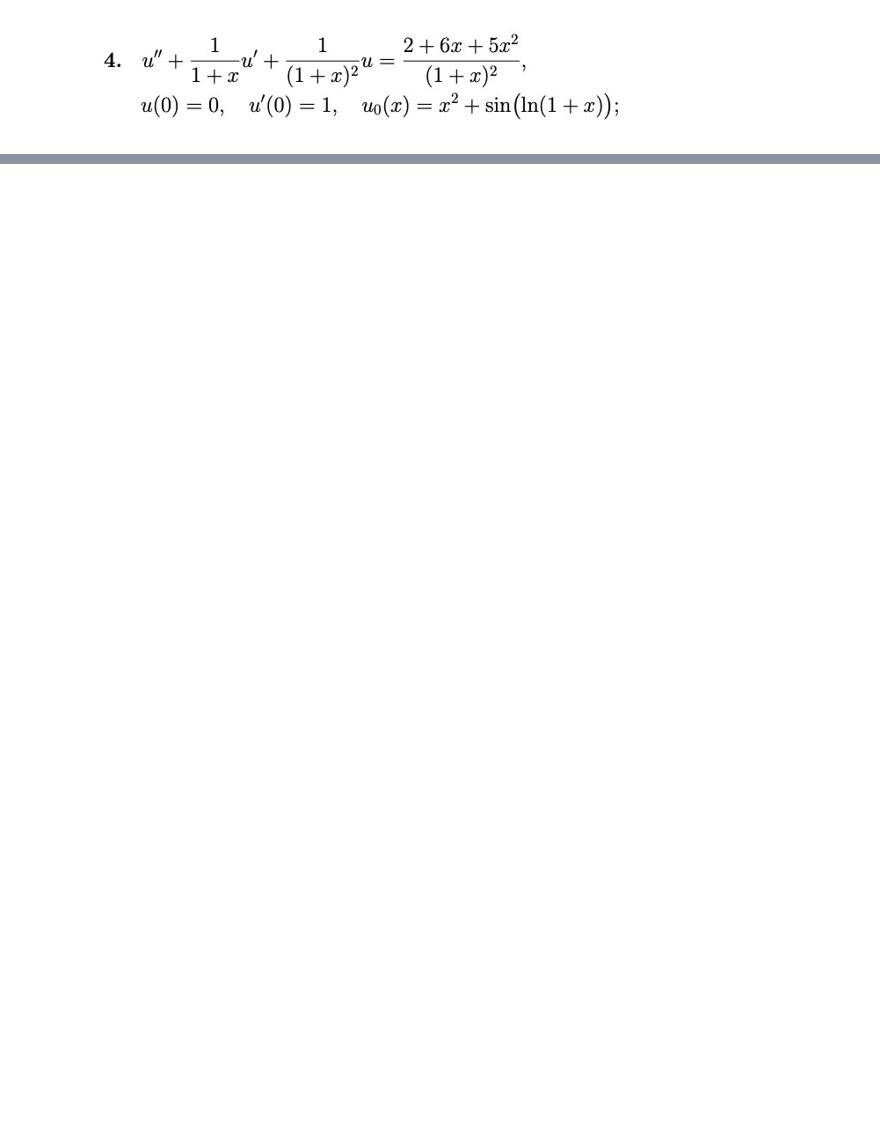
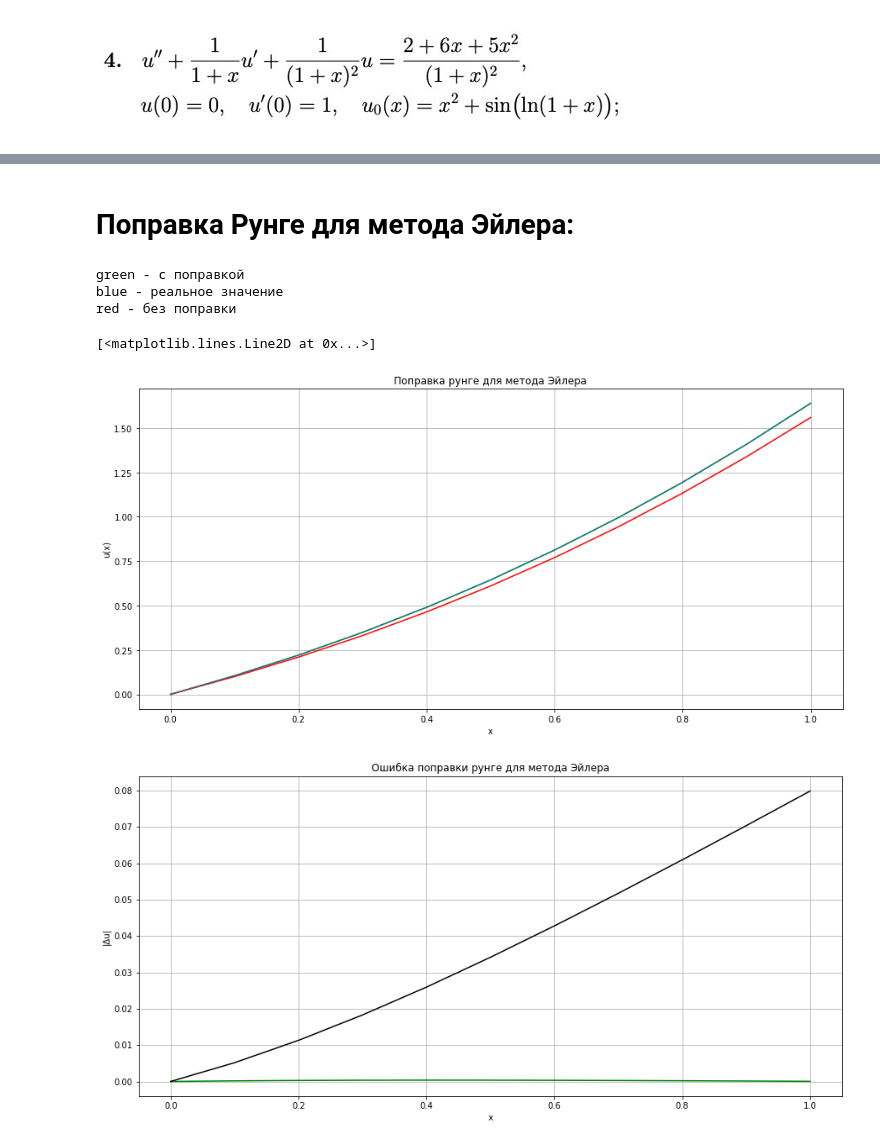
Before and after one commit to mainarel/-Numerical_methods, a Jupyter notebook: Lab5.ipynb, the cells around one changed output, grey strips where cells are left out. Drawn from its saved outputs; the diff is of its cells as text; code cells hidden in the pictures; blank space fills up the shorter version.

```diff
--- a/Lab5.ipynb
+++ b/Lab5.ipynb
@@ -143,0 +151,45 @@ graph()
+# %% [markdown]
+# Поправка Рунге для метода Эйлера:
+# %%
+def runge_euler(odu, xn1, u0_u10):
+    p = 1
+    yn = []
+    h = xn1[3]-xn1[2]
+    xn2 = np.arange(a, b+(h/2), h/2)
+
+    y_euler_1 = euler(odu, xn1, u0_u10)
+    y_euler_2 = euler(odu, xn2, u0_u10)[::2]
+
+    for i in range(len(y_euler_1)):
+        yn.append(y_euler_2[i] + (y_euler_2[i] - y_euler_1[i])/(2**p - 1))
+    return yn
+
+hr = 0.1
+xranger = np.arange(a, b+hr, hr)
+yranger = solution(xranger)
+
+plt.figure(figsize=(15,7))
+plt.title("Поправка рунге для метода Эйлера")
+plt.xlabel("x")
+plt.ylabel("u(x)")
+plt.grid()
+plt.plot(xranger, runge_euler(odu, xranger, u0_u10), color='green')
+plt.plot(xranger, euler(odu, xranger, u0_u10), color='red')
+plt.plot(xranger, yranger, linestyle="--")
+
+print('green - с поправкой\nblue - реальное значение\nred - без поправки')
+
+plt.figure(figsize=(15,7))
+plt.title("Ошибка поправки рунге для метода Эйлера")
+plt.xlabel("x")
+plt.ylabel("|Δu|")
+plt.grid()
+plt.plot(xranger, [abs(runge_euler(odu, xranger, u0_u10)[i] - yranger[i])  for i in range (len(xranger))], color='green')
+plt.plot(xranger, [abs(euler(odu, xranger, u0_u10)[i] - yranger[i])  for i in range (len(xranger))] , color='black')
+# %% [output]
+green - с поправкой
+blue - реальное значение
+red - без поправки
+[<matplotlib.lines.Line2D at 0x...>]
+[figure, added]
+[figure, added]
```
Also changed, not shown: parts of 12 cells of this notebook.
